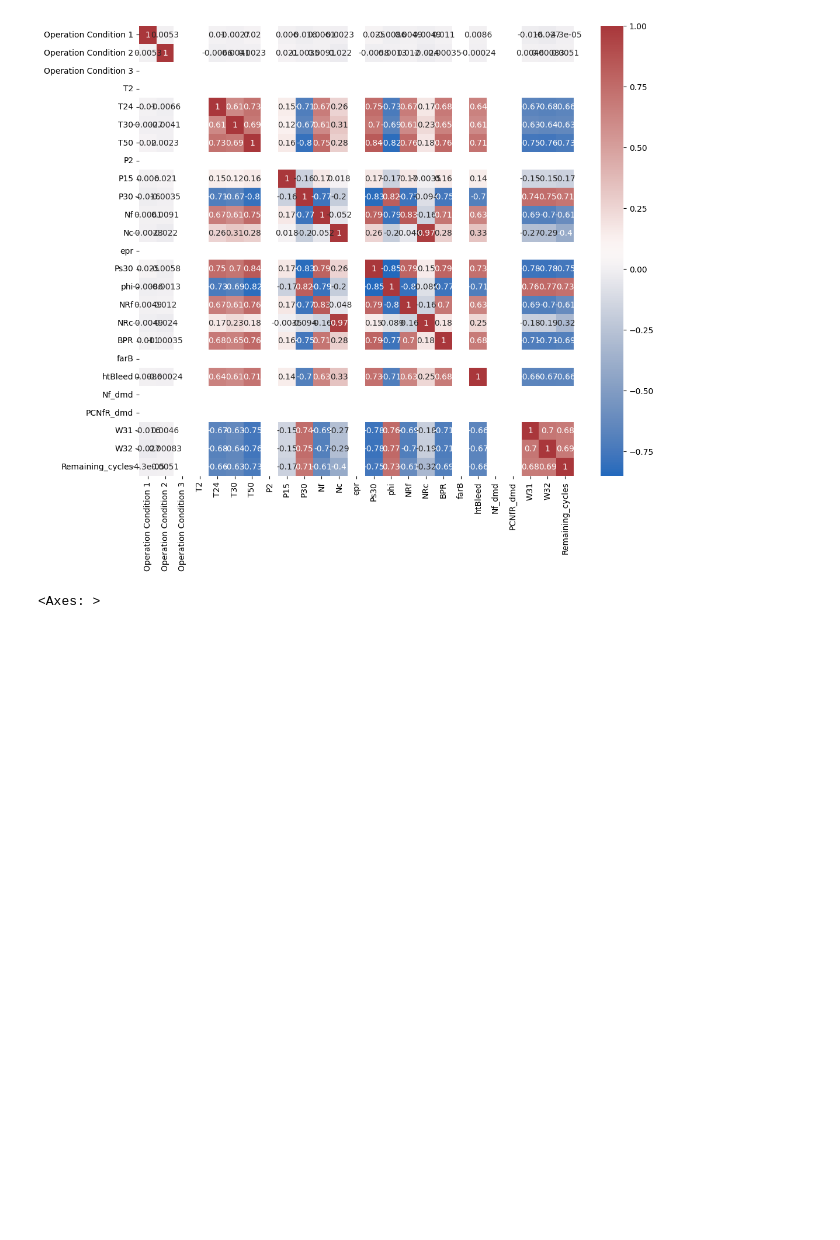
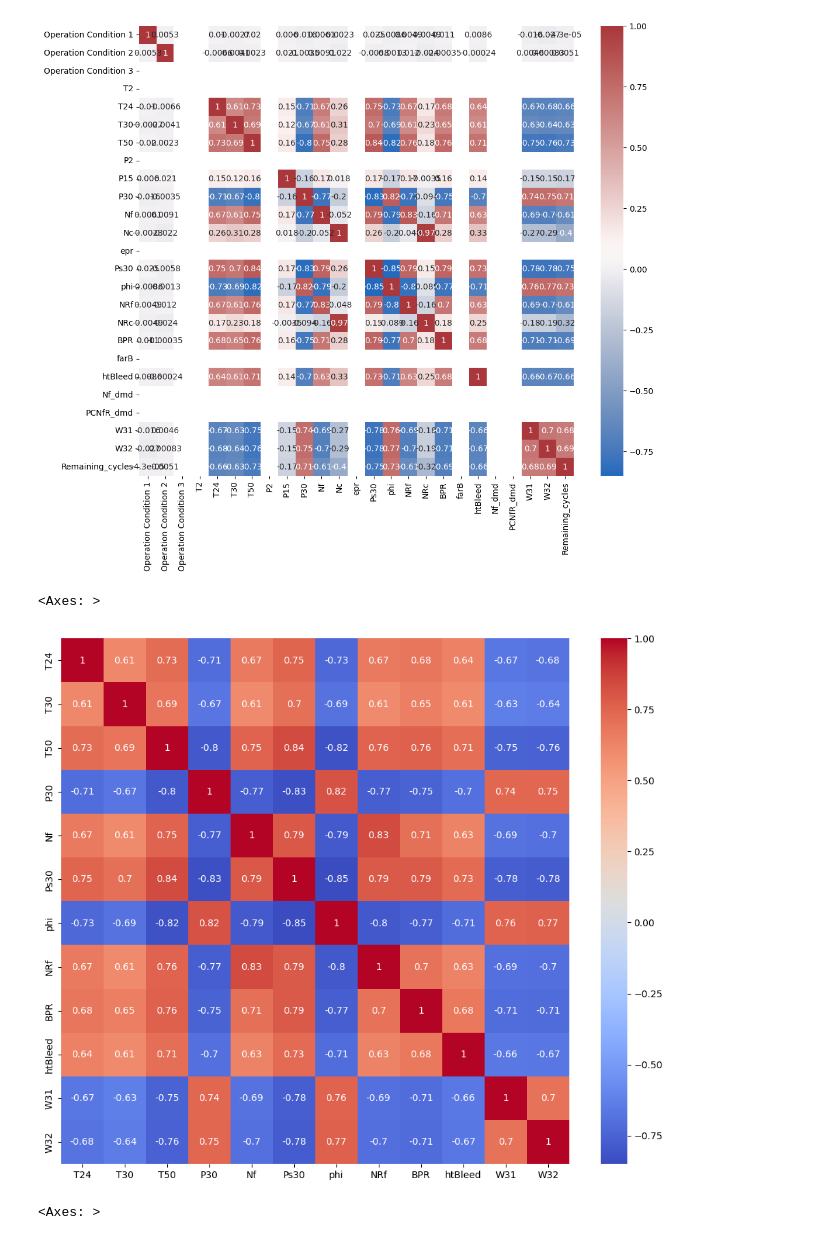
Before and after one commit to Enkode13/Time_Series_Engine_Failure_Forecasting, a Jupyter notebook: proj.ipynb, the cells around one changed output. Saved outputs shown, nothing was run; the diff lists cells and outputs as text; code cells hidden in the pictures; blank space fills up the shorter version.

```diff
--- a/proj.ipynb
+++ b/proj.ipynb
@@ -96,6 +96,15 @@ y_train = train['Remaining_cycles']
 # X_test=test.drop(columns=['Cycle number', 'Engine id', 'Remaining_cycles'])
 X_test = test[['T24', 'T30', 'T50', 'P30', 'Nf', 'Ps30', 'phi', 'NRf', 'BPR', 'htBleed', 'W31', 'W32']]
 y_test = test['Remaining_cycles']
+# %%
+plt.figure(figsize=(12,10))
+sns.heatmap(X_train.corr(),
+            cmap='coolwarm',
+            annot=True
+            )
+# %% [output]
+<Axes: >
+[figure, added]
 # %%
 y_train.hist()
 # %% [output]
```
